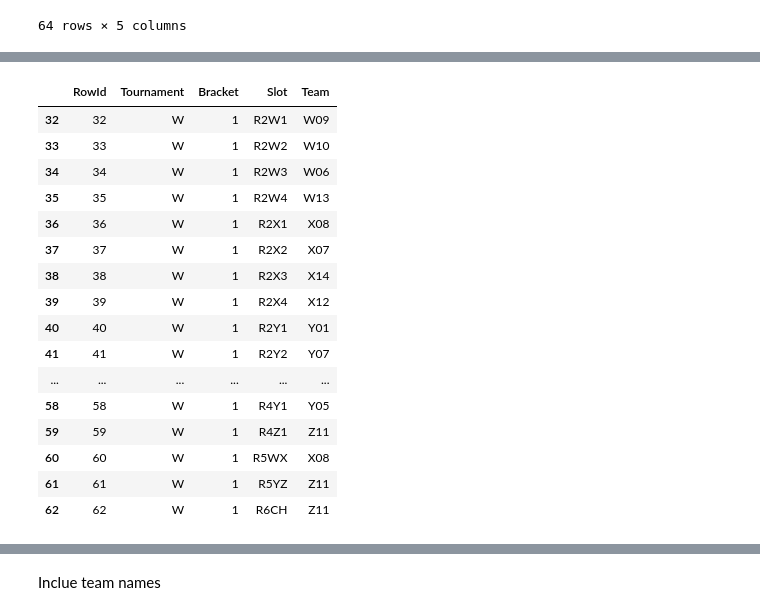
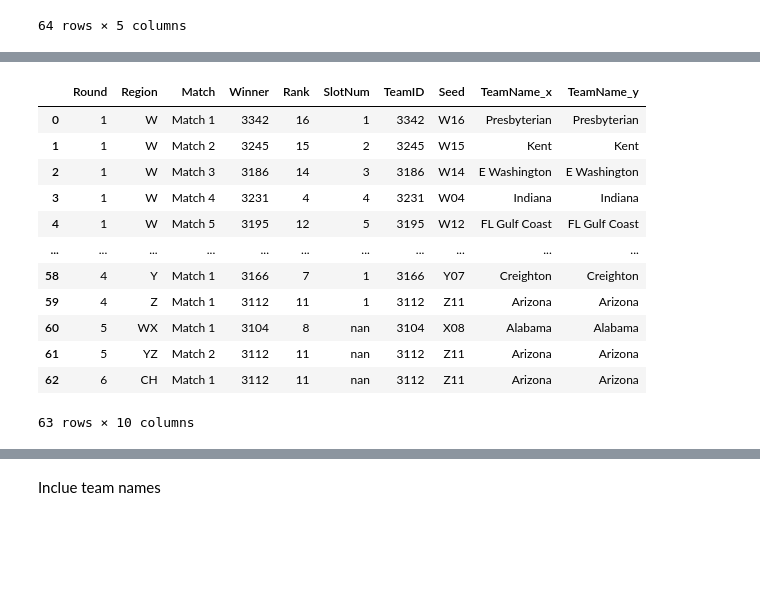
Before and after one commit to shailajgg/IDS705_MachineLearning_FinalProject, a Jupyter notebook: march-madeness-models.ipynb, the cells around one changed output, grey strips where cells are left out. Saved outputs shown, nothing was run; the diff lists cells and outputs as text; code cells hidden in the pictures; blank space fills up the shorter version.

```diff
--- a/march-madeness-models.ipynb
+++ b/march-madeness-models.ipynb
@@ -1828,3 +1807,20 @@ winners_info_W
 | 61 | 5 | YZ | Match 2 | 3112 | 11 | nan | 3112 | Z11 |
 | 62 | 6 | CH | Match 1 | 3112 | 11 | nan | 3112 | Z11 |
 63 rows × 8 columns
+# %%
+winners_info_W = pd.merge(winners_info_W, WTeams[['TeamID', 'TeamName']], on='TeamID', how='left')
+winners_info_W
+# %% [output]
+|  | Round | Region | Match | Winner | Rank | SlotNum | TeamID | Seed | TeamName_x | TeamName_y |
+| 0 | 1 | W | Match 1 | 3342 | 16 | 1 | 3342 | W16 | Presbyterian | Presbyterian |
+| 1 | 1 | W | Match 2 | 3245 | 15 | 2 | 3245 | W15 | Kent | Kent |
+| 2 | 1 | W | Match 3 | 3186 | 14 | 3 | 3186 | W14 | E Washington | E Washington |
+| 3 | 1 | W | Match 4 | 3231 | 4 | 4 | 3231 | W04 | Indiana | Indiana |
+| 4 | 1 | W | Match 5 | 3195 | 12 | 5 | 3195 | W12 | FL Gulf Coast | FL Gulf Coast |
+| ... | ... | ... | ... | ... | ... | ... | ... | ... | ... | ... |
+| 58 | 4 | Y | Match 1 | 3166 | 7 | 1 | 3166 | Y07 | Creighton | Creighton |
+| 59 | 4 | Z | Match 1 | 3112 | 11 | 1 | 3112 | Z11 | Arizona | Arizona |
+| 60 | 5 | WX | Match 1 | 3104 | 8 | nan | 3104 | X08 | Alabama | Alabama |
+| 61 | 5 | YZ | Match 2 | 3112 | 11 | nan | 3112 | Z11 | Arizona | Arizona |
+| 62 | 6 | CH | Match 1 | 3112 | 11 | nan | 3112 | Z11 | Arizona | Arizona |
+63 rows × 10 columns
@@ -1853,24 +1851,6 @@ def transform_to_desired_format(df):
 submission_W = transform_to_desired_format(winners_info_W)
 submission_W.reset_index(drop=True, inplace=True)
 submission_W[32:65]
-# %% [output]
-|  | RowId | Tournament | Bracket | Slot | Team |
-| 32 | 32 | W | 1 | R2W1 | W09 |
-| 33 | 33 | W | 1 | R2W2 | W10 |
-| 34 | 34 | W | 1 | R2W3 | W06 |
-| 35 | 35 | W | 1 | R2W4 | W13 |
-| 36 | 36 | W | 1 | R2X1 | X08 |
-| 37 | 37 | W | 1 | R2X2 | X07 |
-| 38 | 38 | W | 1 | R2X3 | X14 |
-| 39 | 39 | W | 1 | R2X4 | X12 |
-| 40 | 40 | W | 1 | R2Y1 | Y01 |
-| 41 | 41 | W | 1 | R2Y2 | Y07 |
-| ... | ... | ... | ... | ... | ... |
-| 58 | 58 | W | 1 | R4Y1 | Y05 |
-| 59 | 59 | W | 1 | R4Z1 | Z11 |
-| 60 | 60 | W | 1 | R5WX | X08 |
-| 61 | 61 | W | 1 | R5YZ | Z11 |
-| 62 | 62 | W | 1 | R6CH | Z11 |
 # %%
 submission = pd.concat([submission_M, submission_W], ignore_index=True)
 submission['RowId'] = range(len(submission))
```
Also changed, not shown: parts of 15 cells of this notebook.
